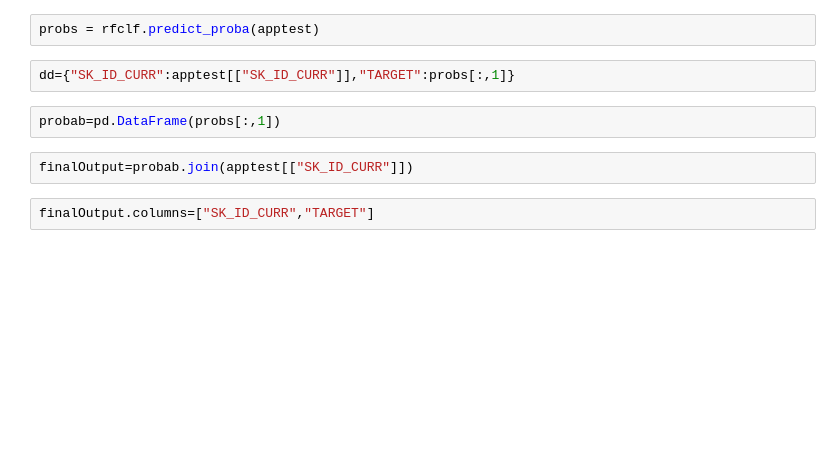
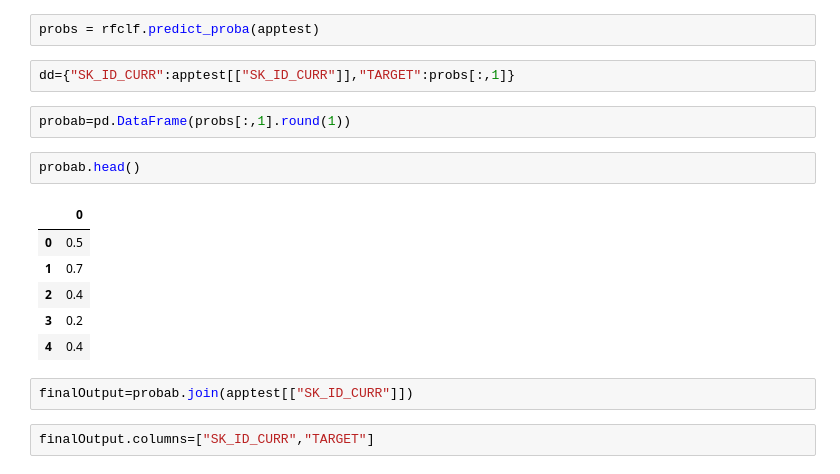
Before and after one commit to RajatChaudhari/HomeCreditDefaultRisk, a Jupyter notebook: HCDR4.ipynb, the cells around one changed output. Cells and saved outputs as stored; diff of their text form; blank space fills up the shorter version.

```diff
--- a/HCDR4.ipynb
+++ b/HCDR4.ipynb
@@ -344,7 +344,16 @@ probs = rfclf.predict_proba(apptest)
 # %%
 dd={"SK_ID_CURR":apptest[["SK_ID_CURR"]],"TARGET":probs[:,1]}
 # %%
-probab=pd.DataFrame(probs[:,1])
+probab=pd.DataFrame(probs[:,1].round(1))
+# %%
+probab.head()
+# %% [output]
+|  | 0 |
+| 0 | 0.5 |
+| 1 | 0.7 |
+| 2 | 0.4 |
+| 3 | 0.2 |
+| 4 | 0.4 |
 # %%
 finalOutput=probab.join(apptest[["SK_ID_CURR"]])
 # %%
```
Also changed, not shown: parts of 1 cell of this notebook.
